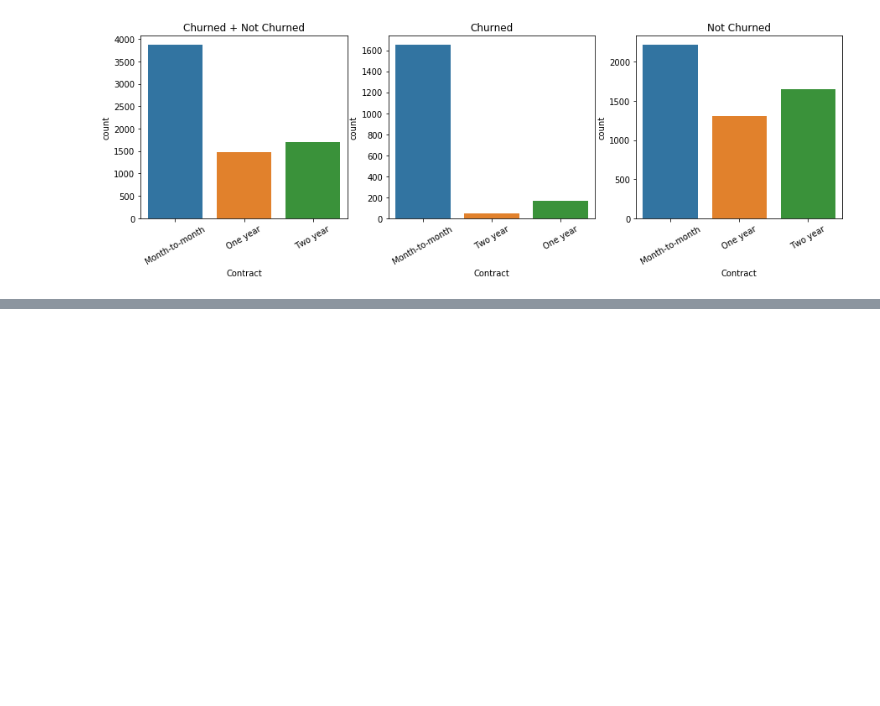
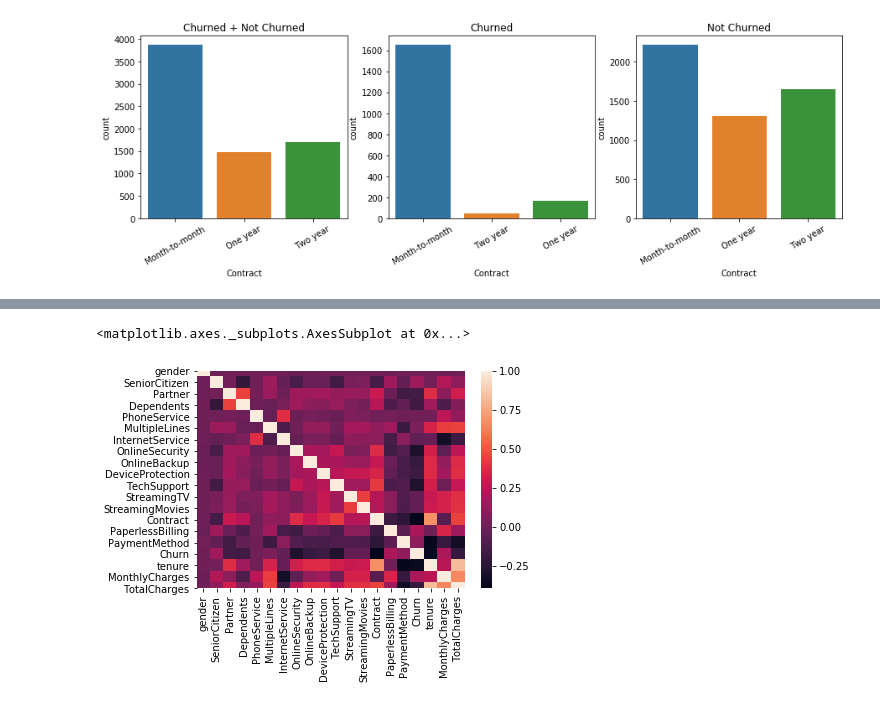
Before and after one commit to Booandlean/Telco_Customer_Churn-, a Jupyter notebook: EDA_+_Vis.ipynb, the cells around one changed output, grey strips where cells are left out. Drawn from its saved outputs; the diff is of its cells as text; code cells hidden in the pictures; blank space fills up the shorter version.

```diff
--- a/EDA_+_Vis.ipynb
+++ b/EDA_+_Vis.ipynb
@@ -355,0 +267,4 @@ Next plan of attack is to try out some regularization and/or use standard scaler
+# %%
+from src.dataprep import prep_df
+df = prep_df()
+df.head()
@@ -355,0 +278,6 @@ Next plan of attack is to try out some regularization and/or use standard scaler
+# %%
+corr_matrix = df.corr()
+sns.heatmap(corr_matrix)
+# %% [output]
+<matplotlib.axes._subplots.AxesSubplot at 0x...>
+[figure, added]
```
Also changed, not shown: parts of 29 cells of this notebook, 1 other file.
